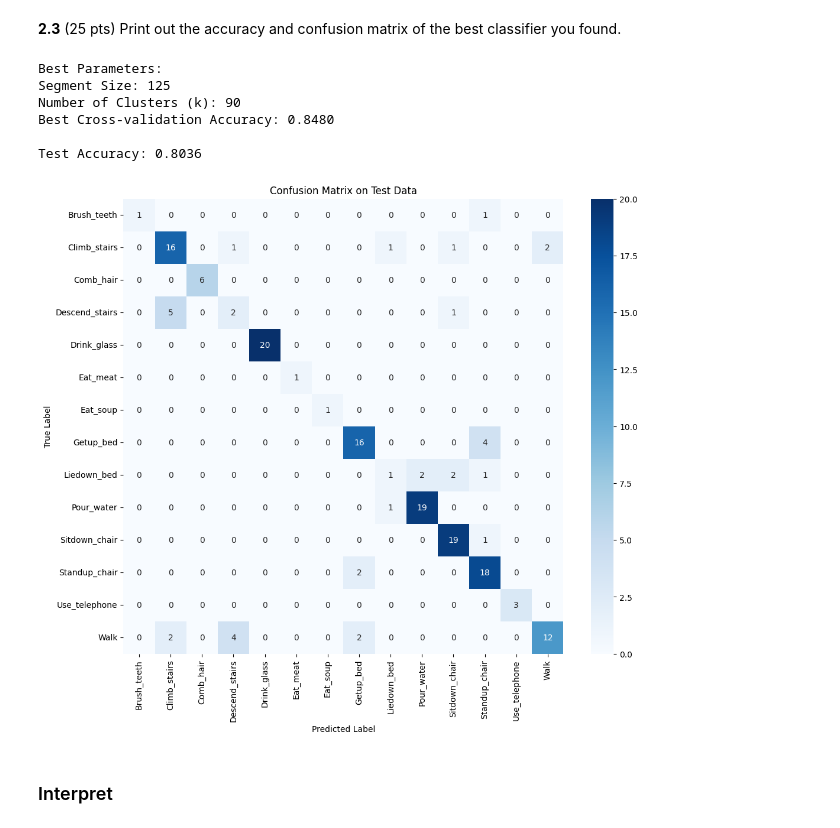
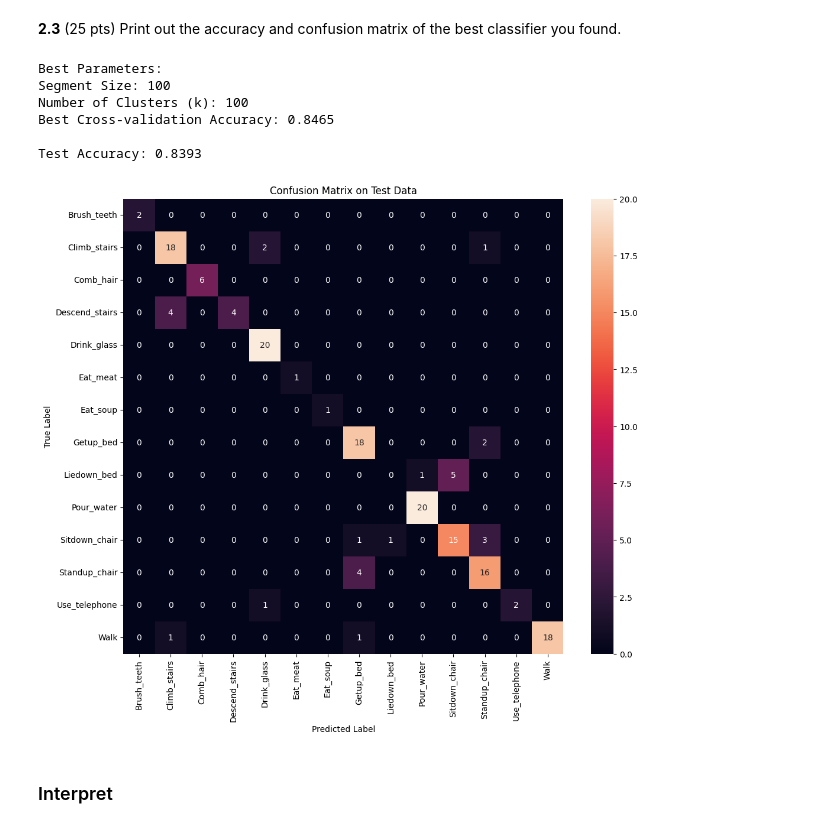
Before and after one commit to aitechroberts/ml_adversary, a Jupyter notebook: HW5.ipynb, the cells around one changed output. Drawn from its saved outputs; the diff is of its cells as text; code cells hidden in the pictures.

```diff
--- a/HW5.ipynb
+++ b/HW5.ipynb
@@ -117,7 +122,7 @@ KMeans(n_clusters=50)
 # %%
 # FEATURIZING BY BUILDING HISTOGRAMS (OR COUNT VECTORS)
 def compute_histogram(file_path, kmeans, segment_size=100, step_size=50, k=50):
-    data = read_accelerometer_data(file_path)
+    data = np.loadtxt(file_path)
     segments = extract_segments(data, segment_size=segment_size, step_size=step_size)
     hist = np.zeros(k)
     for segment in segments:
@@ -176,13 +185,16 @@ Accuracy: 0.7976190476190477
 **2.2** (25 pts) Improve your classifier by modifying the size of the fixed-length segments and the number of cluster centers. Search for good values of these parameters in a principled way and print out the best you can find. (The search process may be time consuming.)
 # %%
 from sklearn.model_selection import StratifiedKFold
-from sklearn.ensemble import RandomForestClassifier
-from sklearn.neighbors import KNeighborsClassifier
+'''
+Learned about StratifiedKFold as a means of keeping the data stratified
+similar to the train test split, but for cross validation so trying it out.
 
+After failing to get above segment_size of 150, I had to go add padding
+to reach that segment size rather than just eliminate that size for tuning.
 
-def read_accelerometer_data(file_path):
-    data = np.loadtxt(file_path)
-    return data
+Also, after running the much larger grid search, I came back here with a
+smaller number of parameters to more succintly meet what was being asked.
+'''
 
 def extract_segments(data, segment_size, step_size):
     segments = []
@@ -217,6 +229,10 @@ def compute_histogram(segments, kmeans, k):
     return hist
 
 def evaluate_classifier(X, y, clf, cv):
+    '''
+    Do the same thing you normally do to evaluate a classifier but
+    put in a function to make a more readable for loop.
+    '''
     accuracies = []
     for train_idx, val_idx in cv.split(X, y):
         clf.fit(X[train_idx], y[train_idx])
@@ -242,7 +258,7 @@ for segment_size in segment_sizes:
     # Extract segments from training data
     all_segments = []
     for file_path in file_list_train:
-        data = read_accelerometer_data(file_path)
+        data = np.loadtxt(file_path)
         segments = extract_segments(data, segment_size, step_size)
         all_segments.extend(segments)
     all_segments = np.array(all_segments)
@@ -319,47 +335,44 @@ print("\nBest Parameters:")
 print(f"Segment Size: {best_params['segment_size']}")
 print(f"Number of Clusters (k): {best_params['k']}")
 print(f"Best Cross-validation Accuracy: {best_accuracy:.4f}")
 
-# Train the classifier on the full training data with best parameters
+# Make a "best" classifier
 clf_best = SVC(kernel='linear')
 clf_best.fit(best_X_train, best_y_train)
 
-# Build histograms for test data
+# Build histograms for test data and run through with the params that produced the best classifier
 X_test = []
 y_test = []
 for file_path, label in zip(file_list_test, labels_test):
     data = read_accelerometer_data(file_path)
-    segments = extract_segments(data, best_params['segment_size'], step_size)
+    segments = extract_segments(data, best_params['segment_size'], step_size) # Here
     segments = np.array(segments)
-    hist = compute_histogram(segments, best_kmeans, best_params['k'])
+    hist = compute_histogram(segments, best_kmeans, best_params['k']) # Here
     X_test.append(hist)
     y_test.append(label)
 X_test = np.array(X_test)
 y_test = np.array(y_test)
 
-# Predict on test data
+# Execute and Evaluate
 y_pred = clf_best.predict(X_test)
-
-# Compute accuracy
 test_accuracy = accuracy_score(y_test, y_pred)
 print(f"\nTest Accuracy: {test_accuracy:.4f}")
+
 # Compute confusion matrix
 cm = confusion_matrix(y_test, y_pred, labels=activities)
-
-# Plot confusion matrix
 plt.figure(figsize=(12, 10))
-sns.heatmap(cm, annot=True, fmt='d', xticklabels=activities, yticklabels=activities, cmap='Blues')
+sns.heatmap(cm, annot=True, fmt='d', xticklabels=activities, yticklabels=activities)
 plt.ylabel('True Label')
 plt.xlabel('Predicted Label')
 plt.title('Confusion Matrix on Test Data')
 plt.show()
 # %% [output]
 Best Parameters:
-Segment Size: 125
-Number of Clusters (k): 90
-Best Cross-validation Accuracy: 0.8480
+Segment Size: 100
+Number of Clusters (k): 100
+Best Cross-validation Accuracy: 0.8465
 
-Test Accuracy: 0.8036
+Test Accuracy: 0.8393
-[figure, old version]
+[figure, new version]
 # %% [markdown]
 ### Interpret
```
Also changed, not shown: parts of 7 cells of this notebook.
